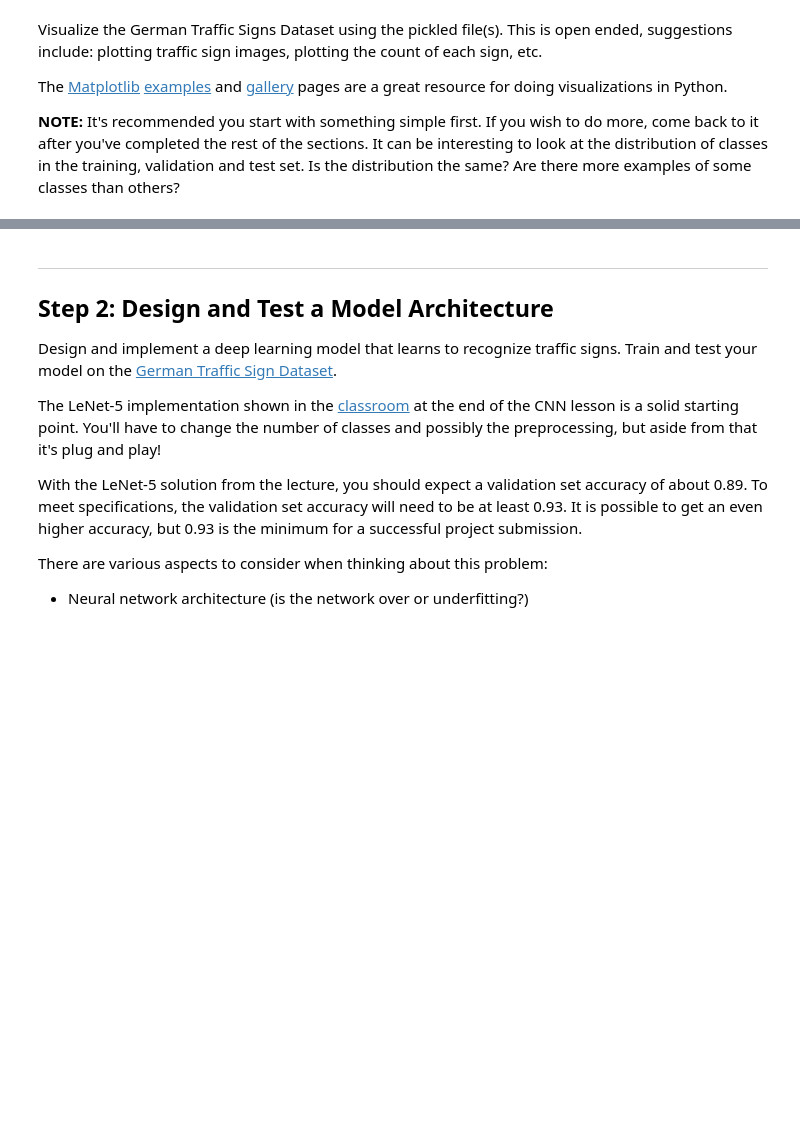
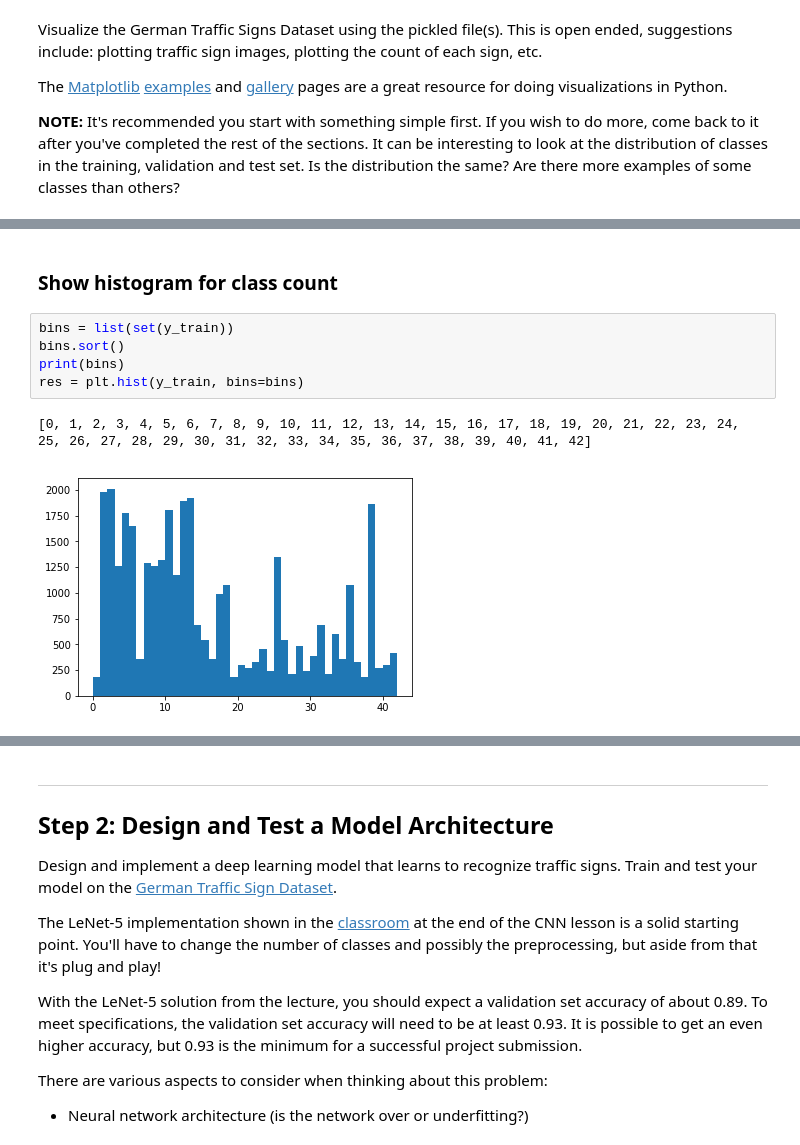
Before and after one commit to bifrost/CarND-Traffic-Sign-Classifier-Project, a Jupyter notebook: Traffic_Sign_Classifier.ipynb, the cells around one changed output, grey strips where cells are left out. Saved outputs shown, nothing was run; the diff lists cells and outputs as text; blank space fills up the shorter version.

```diff
--- a/Traffic_Sign_Classifier.ipynb
+++ b/Traffic_Sign_Classifier.ipynb
@@ -93,0 +127,10 @@ import matplotlib.pyplot as plt
+# %% [markdown]
+### Show histogram for class count
+# %%
+bins = list(set(y_train))
+bins.sort()
+print(bins)
+res = plt.hist(y_train, bins=bins)
+# %% [output]
+[0, 1, 2, 3, 4, 5, 6, 7, 8, 9, 10, 11, 12, 13, 14, 15, 16, 17, 18, 19, 20, 21, 22, 23, 24, 25, 26, 27, 28, 29, 30, 31, 32, 33, 34, 35, 36, 37, 38, 39, 40, 41, 42]
+[figure, added]
```
Also changed, not shown: parts of 36 cells of this notebook, 12 other files.
